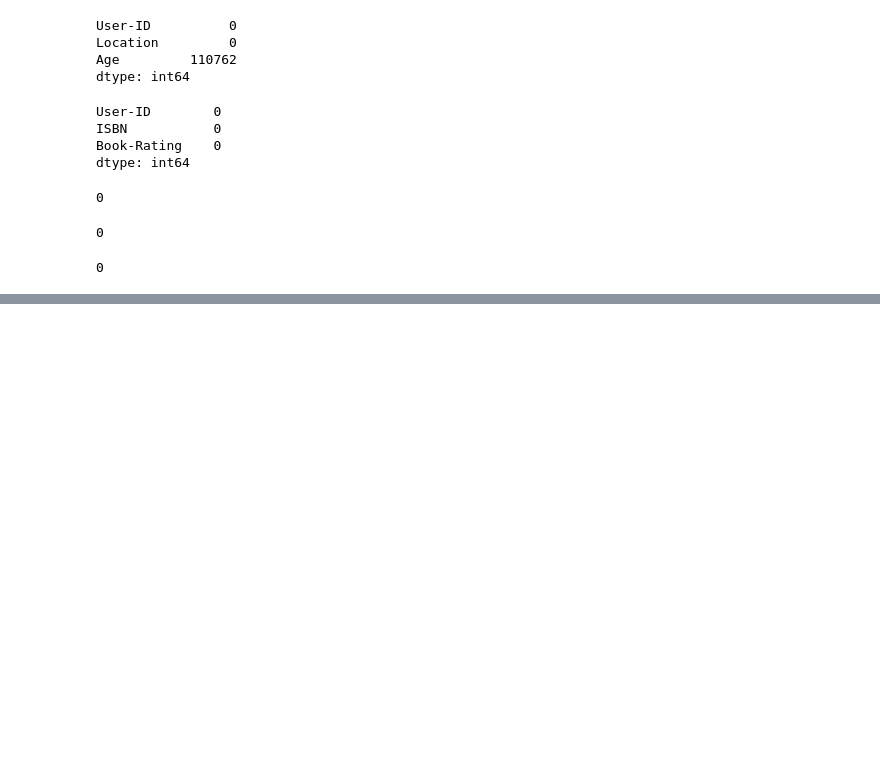
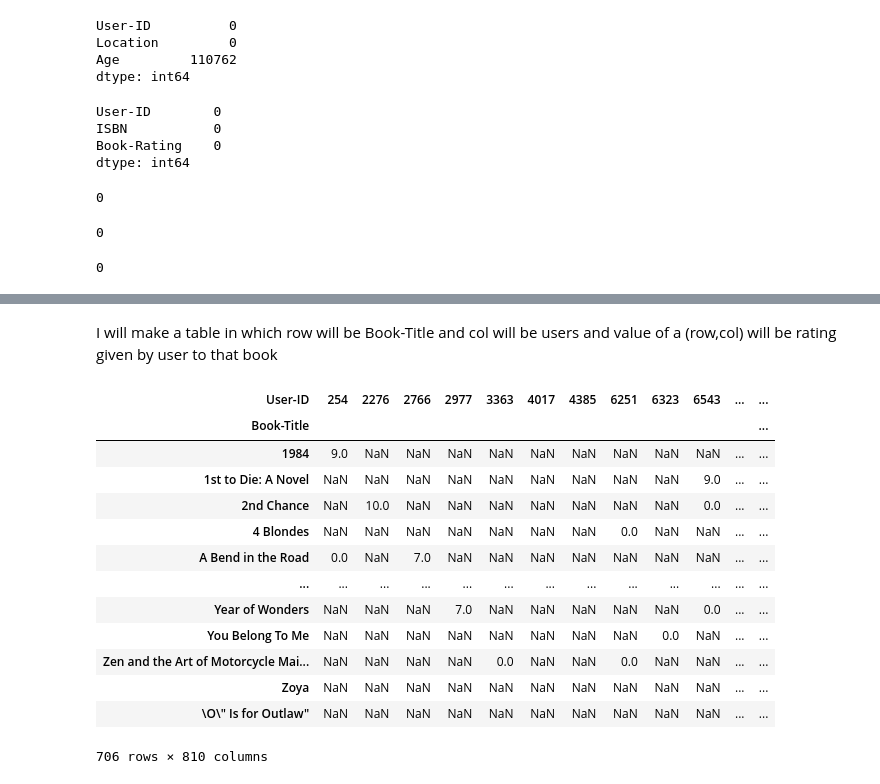
Before and after one commit to Nishant840/Book-Recommender-System, a Jupyter notebook: Book Recommender System.ipynb, the cells around one changed output, grey strips where cells are left out. Cells and saved outputs as stored; diff of their text form; code cells hidden in the pictures; blank space fills up the shorter version.

```diff
--- a/Book Recommender System.ipynb
+++ b/Book Recommender System.ipynb
@@ -87,0 +257,4 @@ ratings.duplicated().sum()
+# %%
+x = ratings_with_name.groupby('User-ID').count()['Book-Title'] > 200
+# picking index of user who have rated more than 200 books
+userRated_More_than_200 = x[x].index
@@ -87,0 +292,9 @@ ratings.duplicated().sum()
+# %%
+filtered_ratings = ratings_with_name[ratings_with_name['User-ID'].isin(userRated_More_than_200)]
+# %%
+#picking books which have been rated by atleast 50 users
+y = filtered_ratings.groupby('Book-Title').count()['Book-Rating']>=50
+famous_Books = y[y].index
+# %%
+final_ratings = filtered_ratings[filtered_ratings['Book-Title'].isin(famous_Books)]
+final_ratings
@@ -87,0 +315,20 @@ ratings.duplicated().sum()
+# %% [markdown]
+I will make a table in which row will be Book-Title and col will be users and value of a (row,col) will be rating given by user to that book
+# %%
+pivot_table = final_ratings.pivot_table(index='Book-Title', columns='User-ID',values='Book-Rating')
+pivot_table
+# %% [output]
+| User-ID | 254 | 2276 | 2766 | 2977 | 3363 | 4017 | 4385 | 6251 | 6323 | 6543 | ... | ... |
+| Book-Title |  |  |  |  |  |  |  |  |  |  |  | ... |
+| 1984 | 9.0 | NaN | NaN | NaN | NaN | NaN | NaN | NaN | NaN | NaN | ... | ... |
+| 1st to Die: A Novel | NaN | NaN | NaN | NaN | NaN | NaN | NaN | NaN | NaN | 9.0 | ... | ... |
+| 2nd Chance | NaN | 10.0 | NaN | NaN | NaN | NaN | NaN | NaN | NaN | 0.0 | ... | ... |
+| 4 Blondes | NaN | NaN | NaN | NaN | NaN | NaN | NaN | 0.0 | NaN | NaN | ... | ... |
+| A Bend in the Road | 0.0 | NaN | 7.0 | NaN | NaN | NaN | NaN | NaN | NaN | NaN | ... | ... |
+| ... | ... | ... | ... | ... | ... | ... | ... | ... | ... | ... | ... | ... |
+| Year of Wonders | NaN | NaN | NaN | 7.0 | NaN | NaN | NaN | NaN | NaN | 0.0 | ... | ... |
+| You Belong To Me | NaN | NaN | NaN | NaN | NaN | NaN | NaN | NaN | 0.0 | NaN | ... | ... |
+| Zen and the Art of Motorcycle Mai... | NaN | NaN | NaN | NaN | 0.0 | NaN | NaN | 0.0 | NaN | NaN | ... | ... |
+| Zoya | NaN | NaN | NaN | NaN | NaN | NaN | NaN | NaN | NaN | NaN | ... | ... |
+| \O\" Is for Outlaw" | NaN | NaN | NaN | NaN | NaN | NaN | NaN | NaN | NaN | NaN | ... | ... |
+706 rows × 810 columns
```
Also changed, not shown: parts of 42 cells of this notebook, 4 other files.
